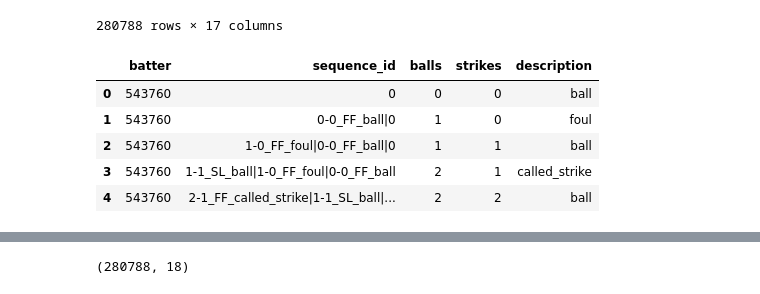
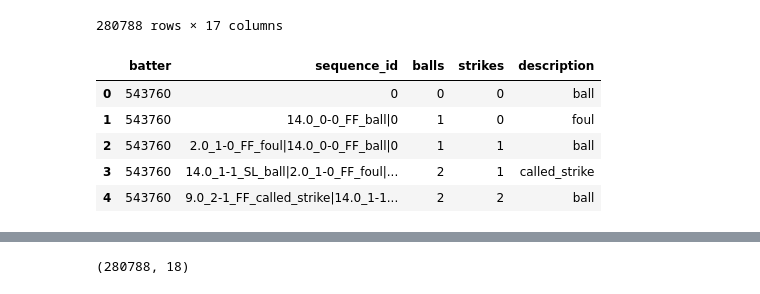
Before and after one commit to basstraining/pitch_predictor, a Jupyter notebook: notebooks/nathan_cleaning.ipynb, the cells around one changed output, grey strips where cells are left out. Drawn from its saved outputs; the diff is of its cells as text; code cells hidden in the pictures.

```diff
--- a/notebooks/nathan_cleaning.ipynb
+++ b/notebooks/nathan_cleaning.ipynb
@@ -205,38 +205,39 @@ def create_sequence_id_at_bat_ordered(df, num_pitches=3):
             if i - j >= 0 and df.iloc[i - j]['batter'] == current_batter:
                 # Extract relevant information for the pitch
                 pitch_info = df.iloc[i - j]
                 count = str(pitch_info['balls']) + '-' + str(pitch_info['strikes'])
                 pitch_type = pitch_info['pitch_type']
                 result = pitch_info['description']
+                zone = pitch_info['zone']
 
                 # Create a string representation of the pitch information
-                pitch_sequence = f"{count}_{pitch_type}_{result}"
+                pitch_sequence = f"{zone}_{count}_{pitch_type}_{result}"
 
                 # Append to the sequence information list
                 sequence_info.append(pitch_sequence)
             else:
                 # If the at-bat has not had `num_pitches`, return 0
                 sequence_info.append('0')
                 break
 
         # Maintain chronological order of the sequence
         sequence_id_str = '|'.join(sequence_info)  # Keep the original order
         df.at[i, 'sequence_id'] = sequence_id_str
 
     return df
 
 # Apply the function to create a sequence id based on at-bat history for the last three pitches
 df_with_at_bat_sequence_ordered = create_sequence_id_at_bat_ordered(comb_pitchers_clean, num_pitches=3)
 
 # Display the first few rows of the modified DataFrame
 df_with_at_bat_sequence_ordered[['batter', 'sequence_id', 'balls', 'strikes', 'description']].head()
 # %% [output]
 |  | batter | sequence_id | balls | strikes | description |
 | 0 | 543760 | 0 | 0 | 0 | ball |
-| 1 | 543760 | 0-0_FF_ball|0 | 1 | 0 | foul |
-| 2 | 543760 | 1-0_FF_foul|0-0_FF_ball|0 | 1 | 1 | ball |
-| 3 | 543760 | 1-1_SL_ball|1-0_FF_foul|0-0_FF_ball | 2 | 1 | called_strike |
-| 4 | 543760 | 2-1_FF_called_strike|1-1_SL_ball|... | 2 | 2 | ball |
+| 1 | 543760 | 14.0_0-0_FF_ball|0 | 1 | 0 | foul |
+| 2 | 543760 | 2.0_1-0_FF_foul|14.0_0-0_FF_ball|0 | 1 | 1 | ball |
+| 3 | 543760 | 14.0_1-1_SL_ball|2.0_1-0_FF_foul|... | 2 | 1 | called_strike |
+| 4 | 543760 | 9.0_2-1_FF_called_strike|14.0_1-1... | 2 | 2 | ball |
 # %%
 df_with_at_bat_sequence_ordered.head(50)
 # %% [output]
```
Also changed, not shown: parts of 24 cells of this notebook, 1 other file.
